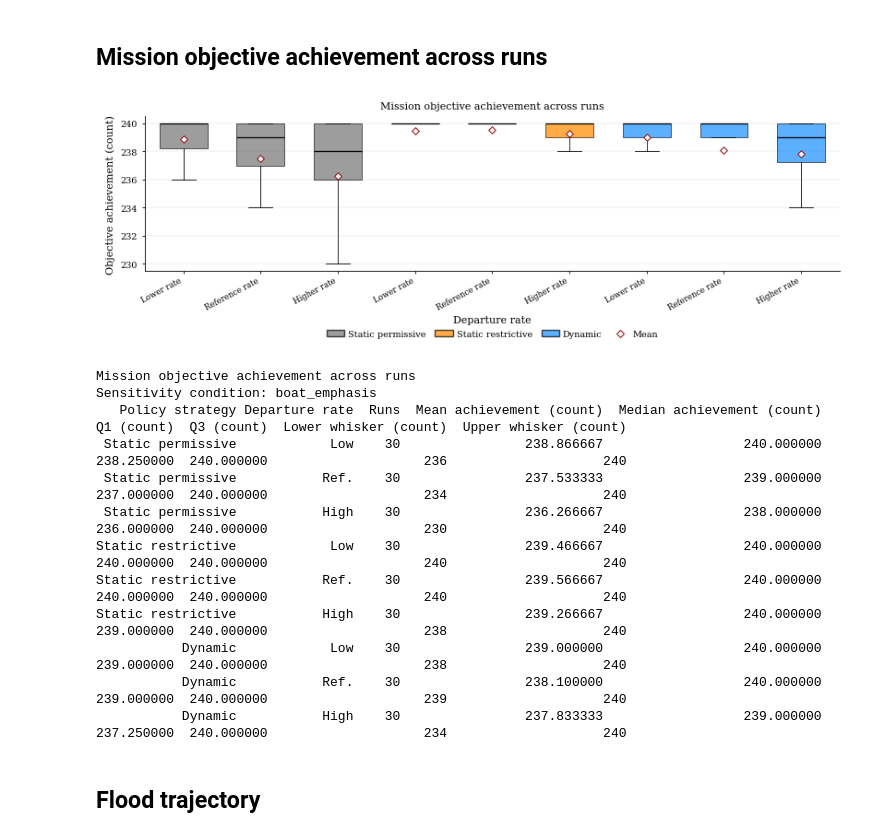
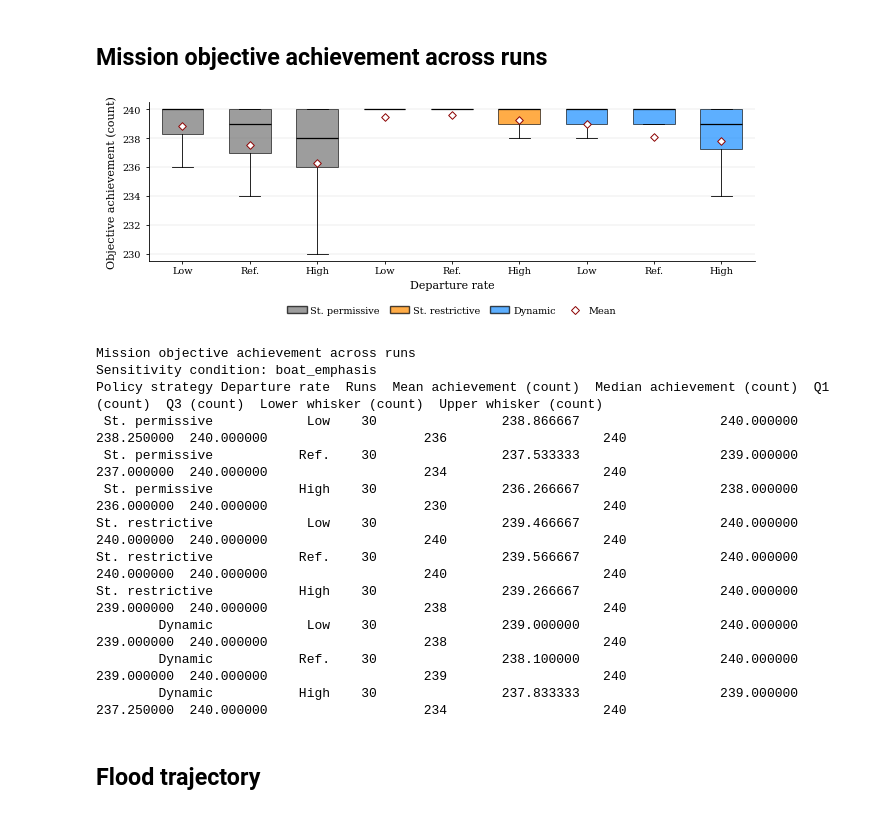
Before and after one commit to lucianoMarchezan/SEAMS-27-ModelDRiven-DT-Resilience, a Jupyter notebook: prototype/flood_sos/analysis.ipynb, the cells around one changed output. Cells and saved outputs as stored; diff of their text form; code cells hidden in the pictures.

```diff
--- a/prototype/flood_sos/analysis.ipynb
+++ b/prototype/flood_sos/analysis.ipynb
@@ -50,8 +50,8 @@ else:
 
 scenario_order = ["low_only", "high_only", "mixed"]
 scenario_labels = {
-    "low_only": "Static permissive",
-    "high_only": "Static restrictive",
+    "low_only": "St. permissive",
+    "high_only": "St. restrictive",
     "mixed": "Dynamic",
 }
 scenario_colors = {
@@ -157,16 +157,16 @@ condition_values = [
     for strategy, configuration in condition_order
 ]
 short_configuration_labels = {
-    "reduced_departure": "Lower rate",
-    "baseline": "Reference rate",
-    "increased_departure": "Higher rate",
+    "reduced_departure": "Low",
+    "baseline": "Ref.",
+    "increased_departure": "High",
 }
 condition_labels = [
     short_configuration_labels.get(configuration, configuration)
     for _, configuration in condition_order
 ]
 
-fig, ax = plt.subplots(figsize=(8.2, 3.3))
+fig, ax = plt.subplots(figsize=(6.6, 2.65))
 box = ax.boxplot(
     condition_values,
     patch_artist=True,
@@ -189,10 +189,10 @@ ax.scatter(
     zorder=4,
 )
 ax.set_xticks(np.arange(1, len(condition_labels) + 1))
-ax.set_xticklabels(condition_labels, rotation=28, ha="right", fontsize=6.2)
+ax.set_xticklabels(condition_labels, rotation=0, ha="center", fontsize=7)
 ax.set_xlabel("Departure rate", labelpad=3)
 ax.set_ylabel("Objective achievement (count)")
-ax.set_title("Mission objective achievement across runs")
+#ax.set_title("Mission objective achievement across runs")
 format_axis(ax)
 legend_handles = [
     Patch(facecolor=scenario_colors[strategy], edgecolor="black", alpha=0.72,
@@ -201,49 +201,49 @@ legend_handles = [
 ]
 legend_handles.append(
     Line2D([0], [0], marker="D", color="darkred", markerfacecolor="white",
            markeredgewidth=0.7, linestyle="None", markersize=4, label="Mean")
 )
 ax.legend(handles=legend_handles, frameon=False, ncol=4, loc="upper center",
-          bbox_to_anchor=(0.5, -0.33), columnspacing=1.0, handletextpad=0.4)
-fig.tight_layout(rect=(0, 0.05, 1, 1))
-fig.savefig(plot_dir / "mission_objective_achievement_across_runs.pdf", bbox_inches="tight")
+          bbox_to_anchor=(0.5, -0.23), columnspacing=1.0, handletextpad=0.4)
+fig.tight_layout(rect=(0, 0.10, 1, 1), pad=0.5)
+fig.savefig(plot_dir / "mission_objective_achievement_across_runs.pdf", bbox_inches="tight", pad_inches=0.02)
 plt.show()
 
 
 # Match matplotlib's default 1.5-IQR whiskers; outliers are hidden in the plot.
 from matplotlib.cbook import boxplot_stats
 objective_box_rows = []
 for (strategy, configuration), values in zip(condition_order, condition_values):
     if not len(values):
         continue
     stats = boxplot_stats(values, whis=1.5)[0]
     objective_box_rows.append({
         "scenario": strategy,
         "profile_configuration": configuration,
         "Runs": len(values),
         "Mean achievement (count)": stats["mean"],
         "Median achievement (count)": stats["med"],
         "Q1 (count)": stats["q1"],
         "Q3 (count)": stats["q3"],
         "Lower whisker (count)": stats["whislo"],
         "Upper whisker (count)": stats["whishi"],
     })
 print_plot_values("Mission objective achievement across runs",
                   pd.DataFrame(objective_box_rows))
 # %% [output]
-[figure, old version]
+[figure, new version]
 Mission objective achievement across runs
 Sensitivity condition: boat_emphasis
-   Policy strategy Departure rate  Runs  Mean achievement (count)  Median achievement (count)  Q1 (count)  Q3 (count)  Lower whisker (count)  Upper whisker (count)
- Static permissive            Low    30                238.866667                  240.000000  238.250000  240.000000                    236                    240
- Static permissive           Ref.    30                237.533333                  239.000000  237.000000  240.000000                    234                    240
- Static permissive           High    30                236.266667                  238.000000  236.000000  240.000000                    230                    240
-Static restrictive            Low    30                239.466667                  240.000000  240.000000  240.000000                    240                    240
-Static restrictive           Ref.    30                239.566667                  240.000000  240.000000  240.000000                    240                    240
-Static restrictive           High    30                239.266667                  240.000000  239.000000  240.000000                    238                    240
-           Dynamic            Low    30                239.000000                  240.000000  239.000000  240.000000                    238                    240
-           Dynamic           Ref.    30                238.100000                  240.000000  239.000000  240.000000                    239                    240
-           Dynamic           High    30                237.833333                  239.000000  237.250000  240.000000                    234                    240
+Policy strategy Departure rate  Runs  Mean achievement (count)  Median achievement (count)  Q1 (count)  Q3 (count)  Lower whisker (count)  Upper whisker (count)
+ St. permissive            Low    30                238.866667                  240.000000  238.250000  240.000000                    236                    240
+ St. permissive           Ref.    30                237.533333                  239.000000  237.000000  240.000000                    234                    240
+ St. permissive           High    30                236.266667                  238.000000  236.000000  240.000000                    230                    240
+St. restrictive            Low    30                239.466667                  240.000000  240.000000  240.000000                    240                    240
+St. restrictive           Ref.    30                239.566667                  240.000000  240.000000  240.000000                    240                    240
+St. restrictive           High    30                239.266667                  240.000000  239.000000  240.000000                    238                    240
+        Dynamic            Low    30                239.000000                  240.000000  239.000000  240.000000                    238                    240
+        Dynamic           Ref.    30                238.100000                  240.000000  239.000000  240.000000                    239                    240
+        Dynamic           High    30                237.833333                  239.000000  237.250000  240.000000                    234                    240
 # %% [markdown]
 ## Flood trajectory
 # %%
```
Also changed, not shown: parts of 4 cells of this notebook, 6 other files.
